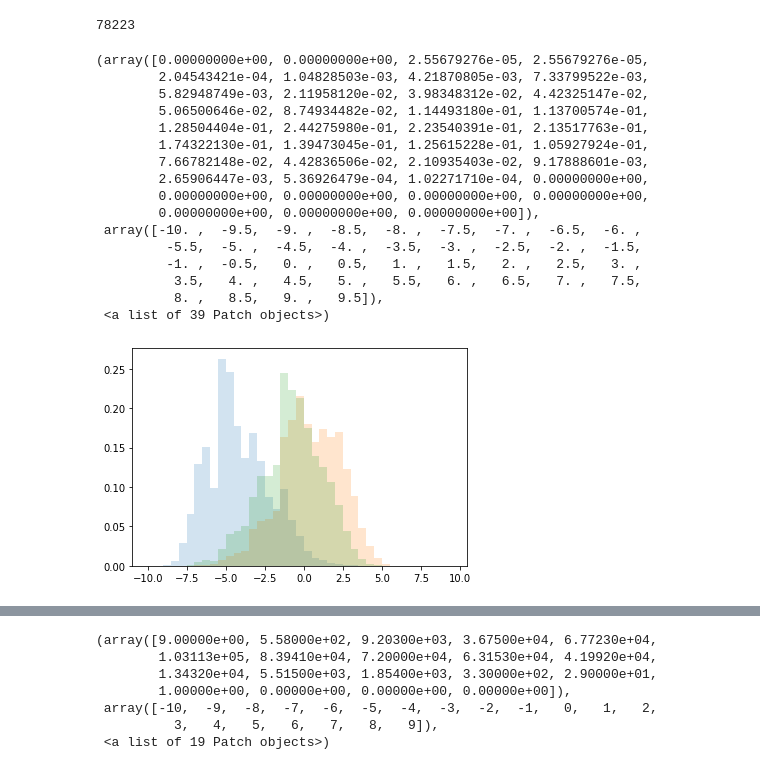
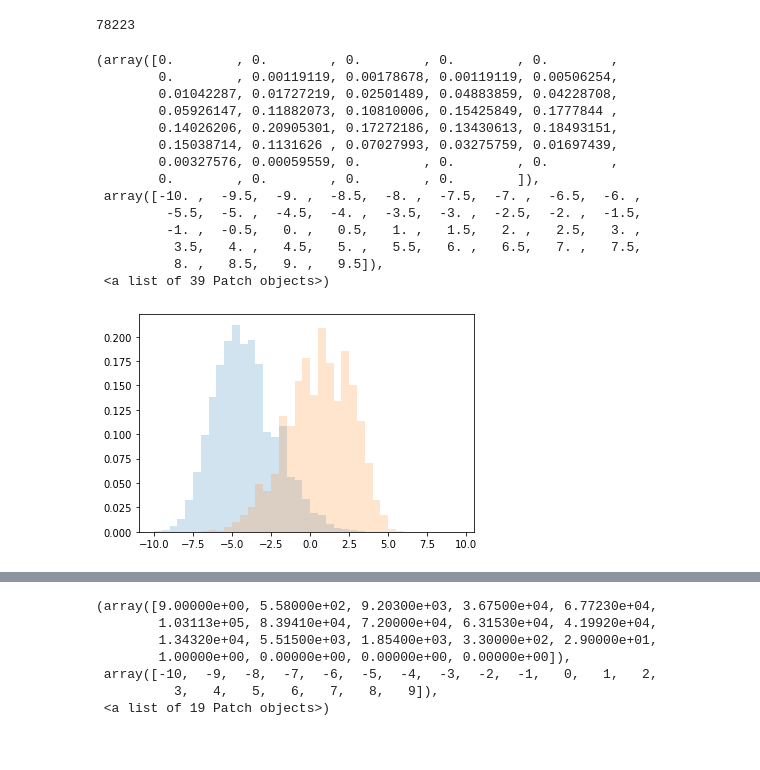
Before and after one commit to SangeonPark/QUASAR, a Jupyter notebook: analysis/full_connected_reference.ipynb, the cells around one changed output, grey strips where cells are left out. Drawn from its saved outputs; the diff is of its cells as text; code cells hidden in the pictures.

```diff
--- a/analysis/full_connected_reference.ipynb
+++ b/analysis/full_connected_reference.ipynb
@@ -60,10 +60,10 @@ massratio = dt[:,16]
 rho = np.log((m*m)/(pt*pt))
 rhoprime = np.log((m*m)/(pt*1))
 
-tau21prime = tau21 + rhoprime * 0.0775
-tau32prime = tau32 + rhoprime * 0.027
+tau21prime = tau21 + rhoprime * 0.088
+tau32prime = tau32 + rhoprime * 0.025
 tau43prime = tau43 + rhoprime * 0.01
-tau54prime = tau54 + rhoprime * 0.004
+tau54prime = tau54 + rhoprime * 0.001
 
 j2pt = dt[:,2]
 #m = j1sdb[mrange]
@@ -79,7 +79,7 @@ j2massratio = dt[:,32]
 j2rho = np.log((j2m*j2m)/(j2pt*j2pt))
 j2rhoprime = np.log((j2m*j2m)/(j2pt*1))
 
-j2tau21prime = j2tau21 + j2rhoprime * 0.088
+j2tau21prime = j2tau21 + j2rhoprime * 0.086
 j2tau32prime = j2tau32 + j2rhoprime * 0.025
 j2tau43prime = j2tau43 + j2rhoprime * 0.01
 j2tau54prime = j2tau54 + j2rhoprime * 0.001
@@ -448,10 +450,10 @@ massratio = dt[:,16]
 rho = np.log((m*m)/(pt*pt))
 rhoprime = np.log((m*m)/(pt*1))
 
-tau21prime = tau21 + rhoprime * 0.0775
-tau32prime = tau32 + rhoprime * 0.027
+tau21prime = tau21 + rhoprime * 0.088
+tau32prime = tau32 + rhoprime * 0.025
 tau43prime = tau43 + rhoprime * 0.01
-tau54prime = tau54 + rhoprime * 0.004
+tau54prime = tau54 + rhoprime * 0.001
 
 j2pt = dt[:,2]
 #m = j1sdb[mrange]
@@ -467,7 +469,7 @@ j2massratio = dt[:,32]
 j2rho = np.log((j2m*j2m)/(j2pt*j2pt))
 j2rhoprime = np.log((j2m*j2m)/(j2pt*1))
 
-j2tau21prime = j2tau21 + j2rhoprime * 0.088
+j2tau21prime = j2tau21 + j2rhoprime * 0.086
 j2tau32prime = j2tau32 + j2rhoprime * 0.025
 j2tau43prime = j2tau43 + j2rhoprime * 0.01
 j2tau54prime = j2tau54 + j2rhoprime * 0.001
@@ -527,22 +554,20 @@ bkgscore = y_pred_list[truebkg]
 # %%
 plt.hist(bkgscore,bins=np.arange(-10,10,.5),alpha=.2,density=True)
 plt.hist(sigscore,bins=np.arange(-10,10,.5),alpha=.2,density=True)
-plt.hist(y_wrongpriorlist,bins=np.arange(-10,10,.5),alpha=0.2,density=True)
+#plt.hist(y_wrongpriorlist,bins=np.arange(-10,10,.5),alpha=0.2,density=True)
 # %% [output]
-(array([0.00000000e+00, 0.00000000e+00, 2.55679276e-05, 2.55679276e-05,
-        2.04543421e-04, 1.04828503e-03, 4.21870805e-03, 7.33799522e-03,
-        5.82948749e-03, 2.11958120e-02, 3.98348312e-02, 4.42325147e-02,
-        5.06500646e-02, 8.74934482e-02, 1.14493180e-01, 1.13700574e-01,
-        1.28504404e-01, 2.44275980e-01, 2.23540391e-01, 2.13517763e-01,
-        1.74322130e-01, 1.39473045e-01, 1.25615228e-01, 1.05927924e-01,
-        7.66782148e-02, 4.42836506e-02, 2.10935403e-02, 9.17888601e-03,
-        2.65906447e-03, 5.36926479e-04, 1.02271710e-04, 0.00000000e+00,
-        0.00000000e+00, 0.00000000e+00, 0.00000000e+00, 0.00000000e+00,
-        0.00000000e+00, 0.00000000e+00, 0.00000000e+00]),
+(array([0.        , 0.        , 0.        , 0.        , 0.        ,
+        0.        , 0.00119119, 0.00178678, 0.00119119, 0.00506254,
+        0.01042287, 0.01727219, 0.02501489, 0.04883859, 0.04228708,
+        0.05926147, 0.11882073, 0.10810006, 0.15425849, 0.1777844 ,
+        0.14026206, 0.20905301, 0.17272186, 0.13430613, 0.18493151,
+        0.15038714, 0.1131626 , 0.07027993, 0.03275759, 0.01697439,
+        0.00327576, 0.00059559, 0.        , 0.        , 0.        ,
+        0.        , 0.        , 0.        , 0.        ]),
  array([-10. ,  -9.5,  -9. ,  -8.5,  -8. ,  -7.5,  -7. ,  -6.5,  -6. ,
          -5.5,  -5. ,  -4.5,  -4. ,  -3.5,  -3. ,  -2.5,  -2. ,  -1.5,
          -1. ,  -0.5,   0. ,   0.5,   1. ,   1.5,   2. ,   2.5,   3. ,
           3.5,   4. ,   4.5,   5. ,   5.5,   6. ,   6.5,   7. ,   7.5,
           8. ,   8.5,   9. ,   9.5]),
  <a list of 39 Patch objects>)
-[figure, old version]
+[figure, new version]
```
Also changed, not shown: parts of 24 cells of this notebook, 35 other files.
